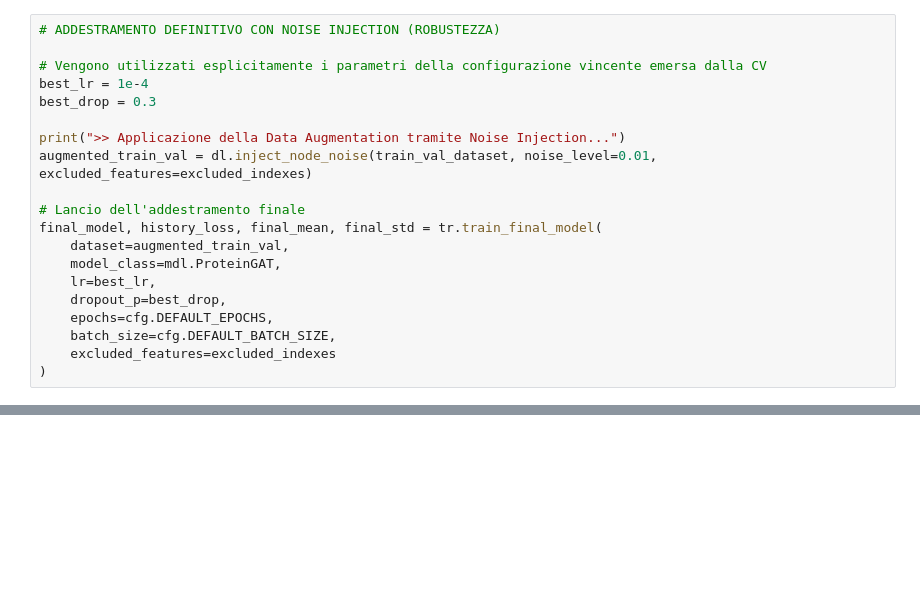
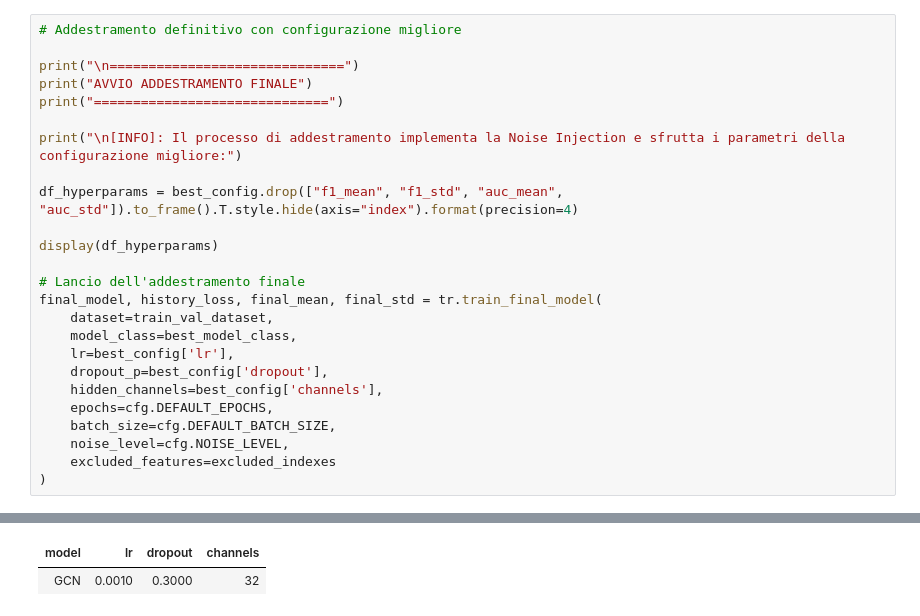
Before and after one commit to RuudGaled/protein-classification-comparison, a Jupyter notebook: notebooks/model_comparison.ipynb, the cells around one changed output, grey strips where cells are left out. Drawn from its saved outputs; the diff is of its cells as text; blank space fills up the shorter version.

```diff
--- a/notebooks/model_comparison.ipynb
+++ b/notebooks/model_comparison.ipynb
@@ -253,21 +317,26 @@ Analisi Comparativa della Preparazione dei Dati
 # %%
-# ADDESTRAMENTO DEFINITIVO CON NOISE INJECTION (ROBUSTEZZA)
+# Addestramento definitivo con configurazione migliore
 
-# Vengono utilizzati esplicitamente i parametri della configurazione vincente emersa dalla CV
-best_lr = 1e-4
-best_drop = 0.3
+print("\n==============================")
+print("AVVIO ADDESTRAMENTO FINALE")
+print("==============================")
 
-print(">> Applicazione della Data Augmentation tramite Noise Injection...")
-augmented_train_val = dl.inject_node_noise(train_val_dataset, noise_level=0.01, excluded_features=excluded_indexes)
+print("\n[INFO]: Il processo di addestramento implementa la Noise Injection e sfrutta i parametri della configurazione migliore:")
+
+df_hyperparams = best_config.drop(["f1_mean", "f1_std", "auc_mean", "auc_std"]).to_frame().T.style.hide(axis="index").format(precision=4)
+
+display(df_hyperparams)
 
 # Lancio dell'addestramento finale
 final_model, history_loss, final_mean, final_std = tr.train_final_model(
-    dataset=augmented_train_val,
-    model_class=mdl.ProteinGAT,
-    lr=best_lr,
-    dropout_p=best_drop,
+    dataset=train_val_dataset,
+    model_class=best_model_class,
+    lr=best_config['lr'],
+    dropout_p=best_config['dropout'],
+    hidden_channels=best_config['channels'],
     epochs=cfg.DEFAULT_EPOCHS,
     batch_size=cfg.DEFAULT_BATCH_SIZE,
+    noise_level=cfg.NOISE_LEVEL,
     excluded_features=excluded_indexes
 )
 # %% [output]
@@ -285,0 +348,2 @@ final_model, history_loss, final_mean, final_std = tr.train_final_model(
+| model | lr | dropout | channels |
+| GCN | 0.0010 | 0.3000 | 32 |
```
Also changed, not shown: parts of 11 cells of this notebook, 6 other files.
